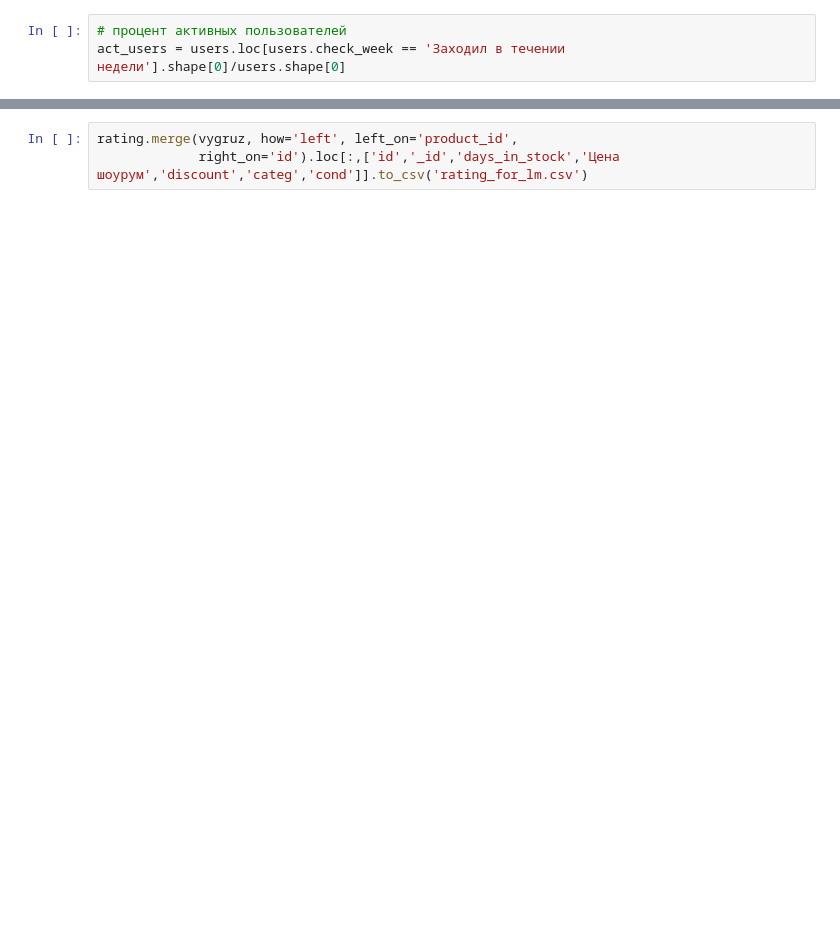
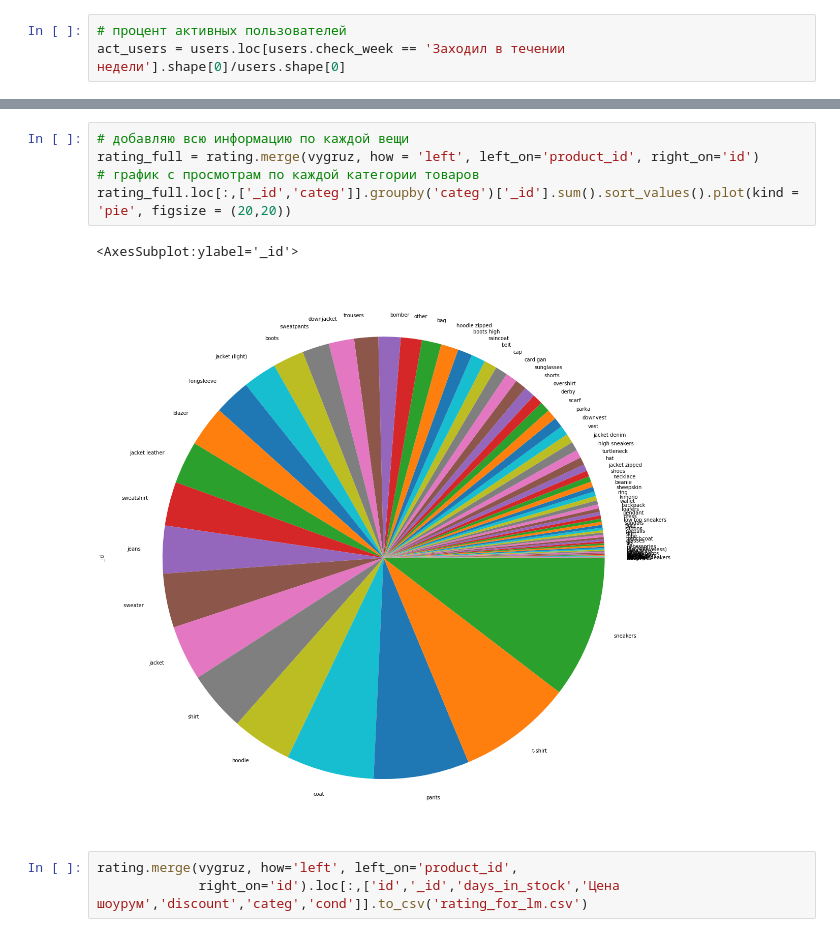
Before and after one commit to salamoslam/recommendations, a Jupyter notebook: data/raw/get_raw_data.ipynb, the cells around one changed output, grey strips where cells are left out. Cells and saved outputs as stored; diff of their text form; blank space fills up the shorter version.

```diff
--- a/data/raw/get_raw_data.ipynb
+++ b/data/raw/get_raw_data.ipynb
@@ -72,3 +45,11 @@ df_heat.loc[df_heat.product_id != 0]
+# %%
+# добавляю всю информацию по каждой вещи
+rating_full = rating.merge(vygruz, how = 'left', left_on='product_id', right_on='id')
+# график с просмотрам по каждой категории товаров
+rating_full.loc[:,['_id','categ']].groupby('categ')['_id'].sum().sort_values().plot(kind = 'pie', figsize = (20,20))
+# %% [output]
+<AxesSubplot:ylabel='_id'>
+[figure, added]
 # %%
 rating.merge(vygruz, how='left', left_on='product_id',
              right_on='id').loc[:,['id','_id','days_in_stock','Цена шоурум','discount','categ','cond']].to_csv('rating_for_lm.csv')
```
Also changed, not shown: parts of 9 cells of this notebook, 3 other files.
